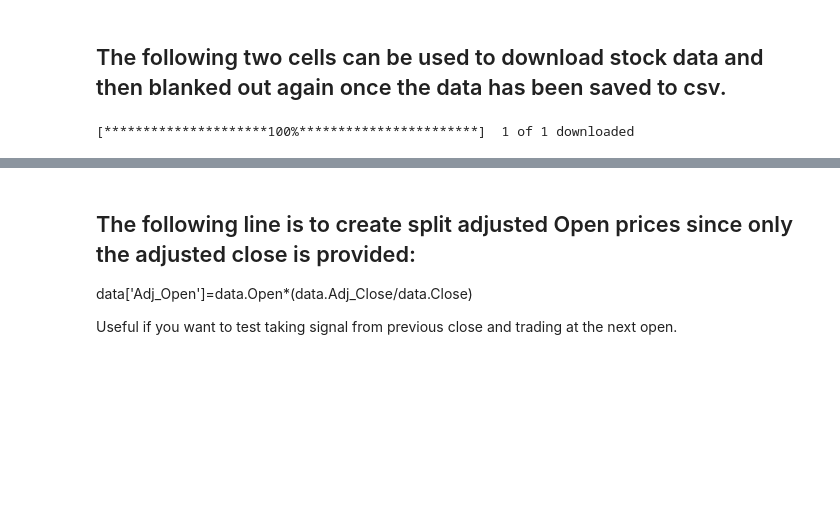
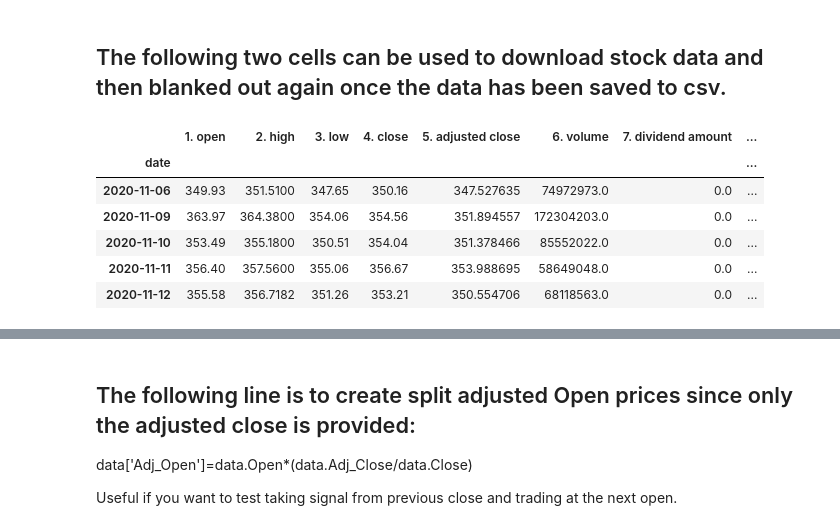
Before and after one commit to hotchilianalytics/hca-resources, a Jupyter notebook: HCA_Mean_Reversion/mean_reversion.ipynb, the cells around one changed output, grey strips where cells are left out. Saved outputs shown, nothing was run; the diff lists cells and outputs as text; code cells hidden in the pictures; blank space fills up the shorter version.

```diff
--- a/HCA_Mean_Reversion/mean_reversion.ipynb
+++ b/HCA_Mean_Reversion/mean_reversion.ipynb
@@ -21,7 +21,16 @@ import ffn
 ## The following two cells can be used to download stock data and then blanked out again once the data has been saved to csv.
 # %%
 ts = TimeSeries(key='HK7Q1K6I2EIFKTVL', output_format='pandas')
-data, meta_data = ts.get_daily_adjusted(symbol='SPY', outputsize='full')
-data = yf.download("SPY", start="2019-01-01", end="2021-03-12")
+data, meta_data = ts.get_daily_adjusted(symbol='SPY')
+#data, meta_data = ts.get_daily_adjusted(symbol='SPY', outputsize='full')
+
+#data = yf.download("SPY", start="2019-01-01", end="2021-03-12")
+data.head()
 # %% [output]
-[*********************100%***********************]  1 of 1 downloaded
+|  | 1. open | 2. high | 3. low | 4. close | 5. adjusted close | 6. volume | 7. dividend amount | ... |
+| date |  |  |  |  |  |  |  | ... |
+| 2020-11-06 | 349.93 | 351.5100 | 347.65 | 350.16 | 347.527635 | 74972973.0 | 0.0 | ... |
+| 2020-11-09 | 363.97 | 364.3800 | 354.06 | 354.56 | 351.894557 | 172304203.0 | 0.0 | ... |
+| 2020-11-10 | 353.49 | 355.1800 | 350.51 | 354.04 | 351.378466 | 85552022.0 | 0.0 | ... |
+| 2020-11-11 | 356.40 | 357.5600 | 355.06 | 356.67 | 353.988695 | 58649048.0 | 0.0 | ... |
+| 2020-11-12 | 355.58 | 356.7182 | 351.26 | 353.21 | 350.554706 | 68118563.0 | 0.0 | ... |
```
Also changed, not shown: parts of 3 cells of this notebook, 6 other files.
